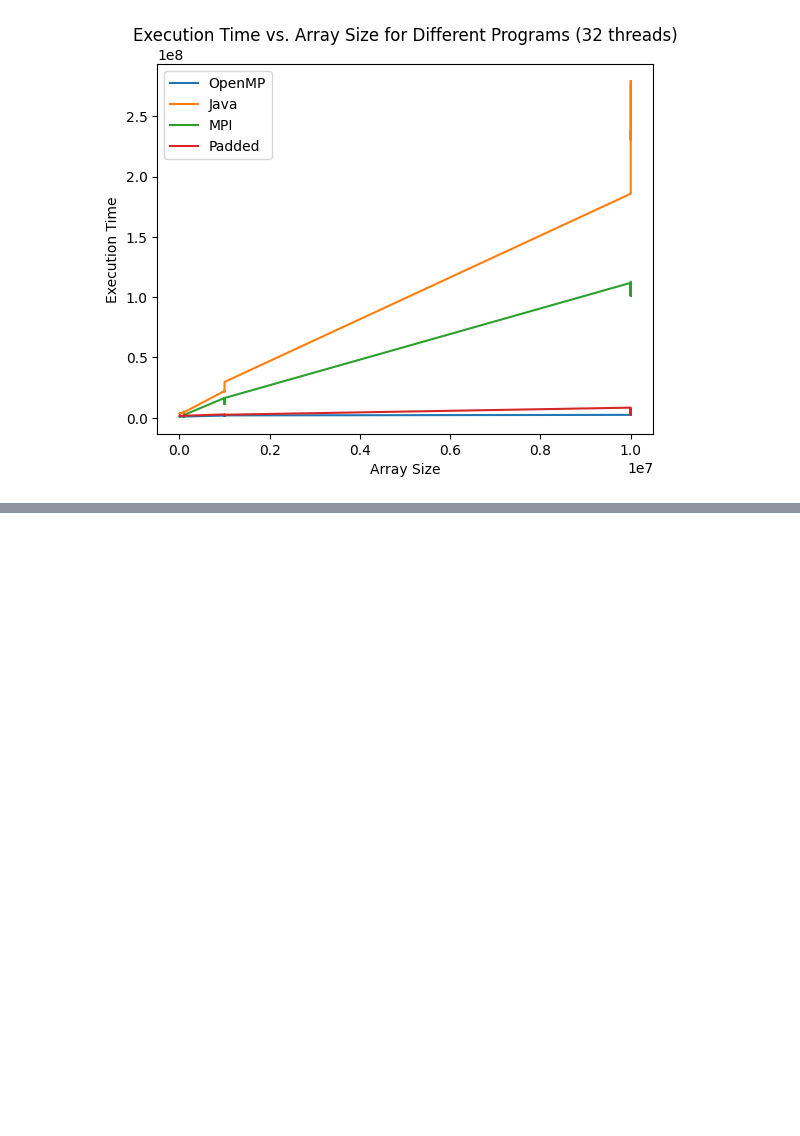
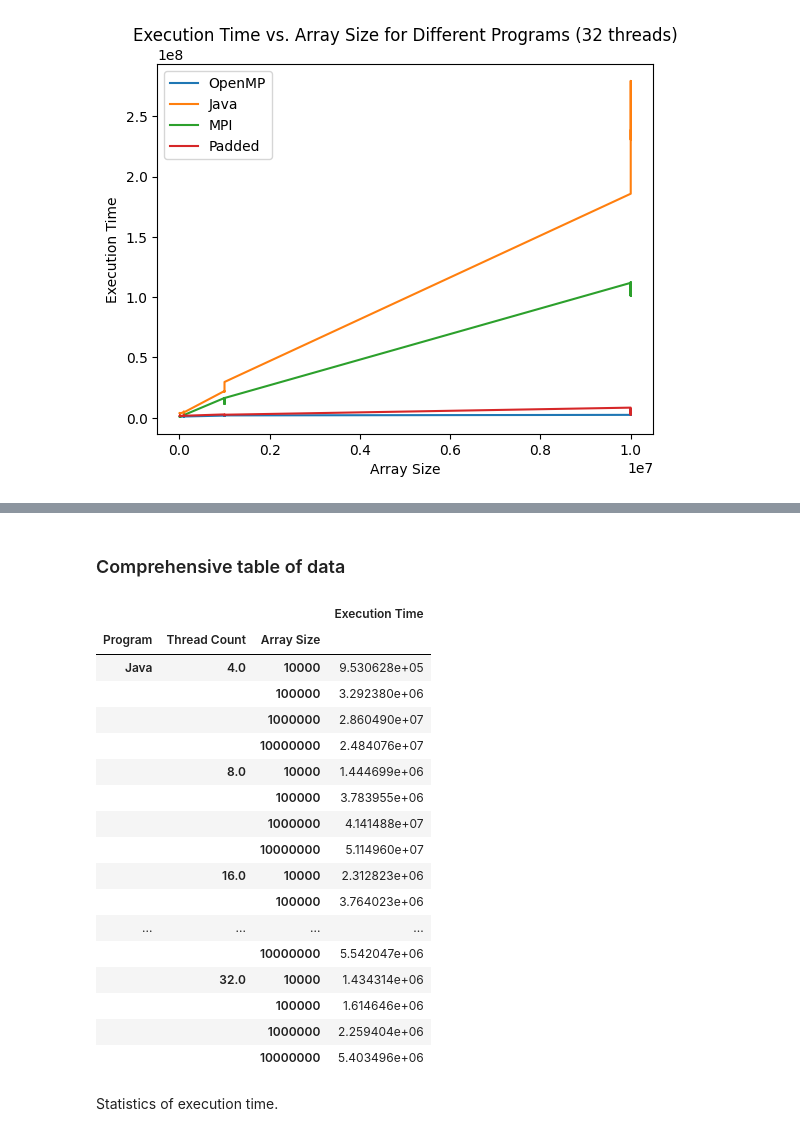
Before and after one commit to RustyRaptor/parallel-programming, a Jupyter notebook: final_assignment/results.ipynb, the cells around one changed output, grey strips where cells are left out. Drawn from its saved outputs; the diff is of its cells as text; code cells hidden in the pictures; blank space fills up the shorter version.

```diff
--- a/final_assignment/results.ipynb
+++ b/final_assignment/results.ipynb
@@ -134,0 +151,28 @@ for thread_count in df_cuda['Thread Count'].unique():
+# %% [markdown]
+### Comprehensive table of data
+# %%
+# Display a full table
+# turn off table truncation
+pd.set_option('display.max_rows', None)
+display(df.pivot_table(index=['Program', 'Thread Count', 'Array Size'], values='Execution Time'))
+# %% [output]
+|  |  |  | Execution Time |
+| Program | Thread Count | Array Size |  |
+| Java | 4.0 | 10000 | 9.530628e+05 |
+|  |  | 100000 | 3.292380e+06 |
+|  |  | 1000000 | 2.860490e+07 |
+|  |  | 10000000 | 2.484076e+07 |
+|  | 8.0 | 10000 | 1.444699e+06 |
+|  |  | 100000 | 3.783955e+06 |
+|  |  | 1000000 | 4.141488e+07 |
+|  |  | 10000000 | 5.114960e+07 |
+|  | 16.0 | 10000 | 2.312823e+06 |
+|  |  | 100000 | 3.764023e+06 |
+| ... | ... | ... | ... |
+|  |  | 10000000 | 5.542047e+06 |
+|  | 32.0 | 10000 | 1.434314e+06 |
+|  |  | 100000 | 1.614646e+06 |
+|  |  | 1000000 | 2.259404e+06 |
+|  |  | 10000000 | 5.403496e+06 |
+# %% [markdown]
+Statistics of execution time.
```
Also changed, not shown: parts of 9 cells of this notebook.
